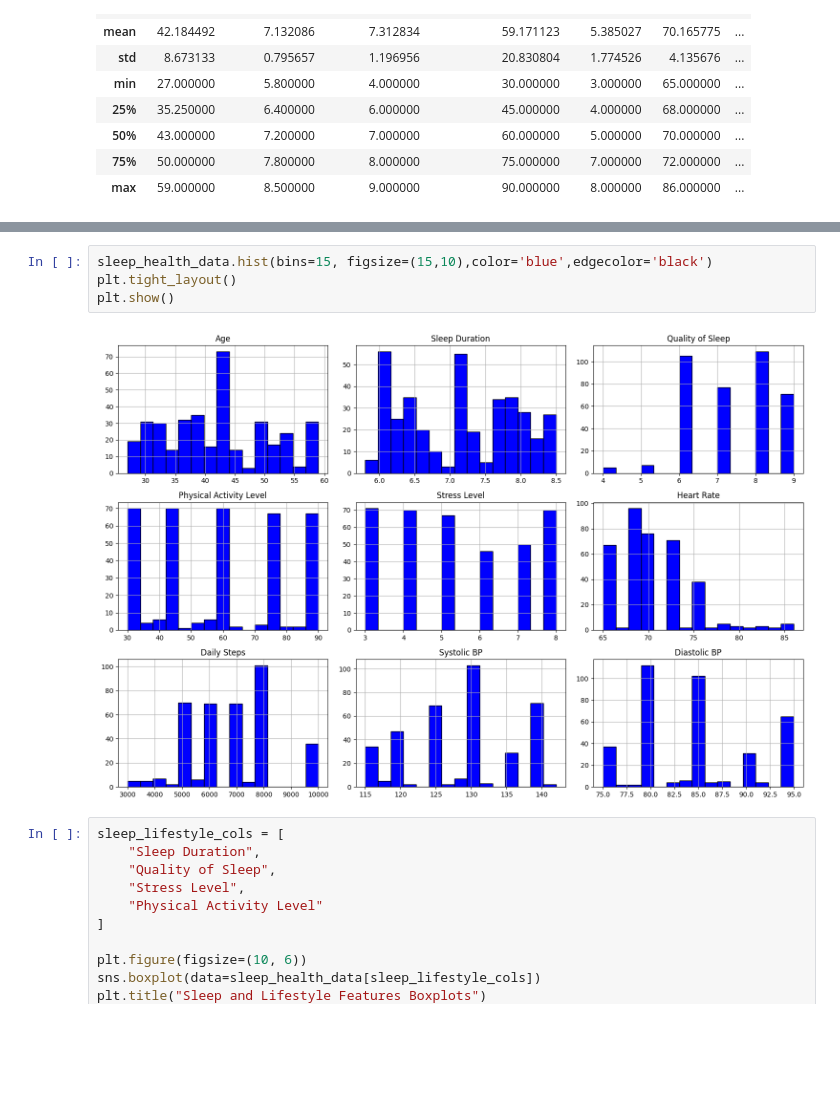
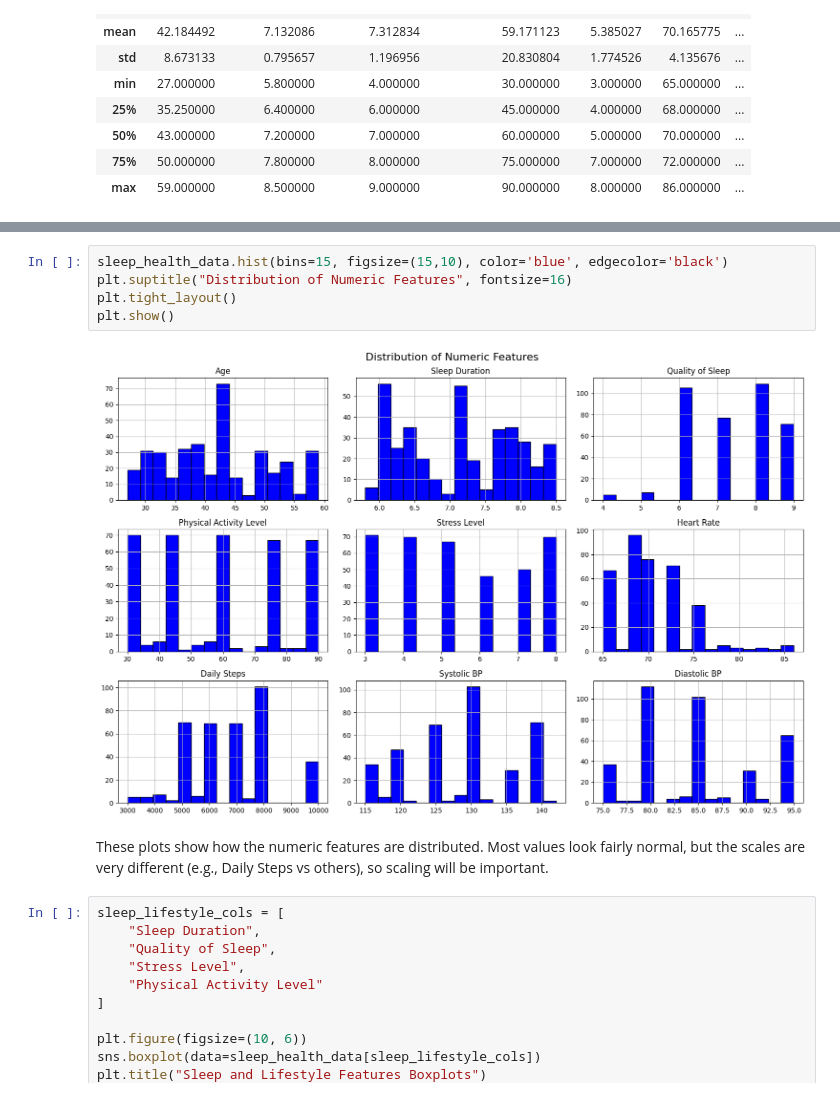
Before and after one commit to elsa-bakoup/DATA221-Project, a Jupyter notebook: notebooks/eda.ipynb, the cells around one changed output, grey strips where cells are left out. Cells and saved outputs as stored; diff of their text form; blank space fills up the shorter version.

```diff
--- a/notebooks/eda.ipynb
+++ b/notebooks/eda.ipynb
@@ -59,11 +59,14 @@ Systolic BP                0
 Diastolic BP               0
 dtype: int64
 # %%
-sleep_health_data.hist(bins=15, figsize=(15,10),color='blue',edgecolor='black')
+sleep_health_data.hist(bins=15, figsize=(15,10), color='blue', edgecolor='black')
+plt.suptitle("Distribution of Numeric Features", fontsize=16)
 plt.tight_layout()
 plt.show()
 # %% [output]
-[figure, old version]
+[figure, new version]
+# %% [markdown]
+These plots show how the numeric features are distributed. Most values look fairly normal, but the scales are very different (e.g., Daily Steps vs others), so scaling will be important.
 # %%
 sleep_lifestyle_cols = [
     "Sleep Duration",
```
Also changed, not shown: parts of 8 cells of this notebook, 5 other files.
